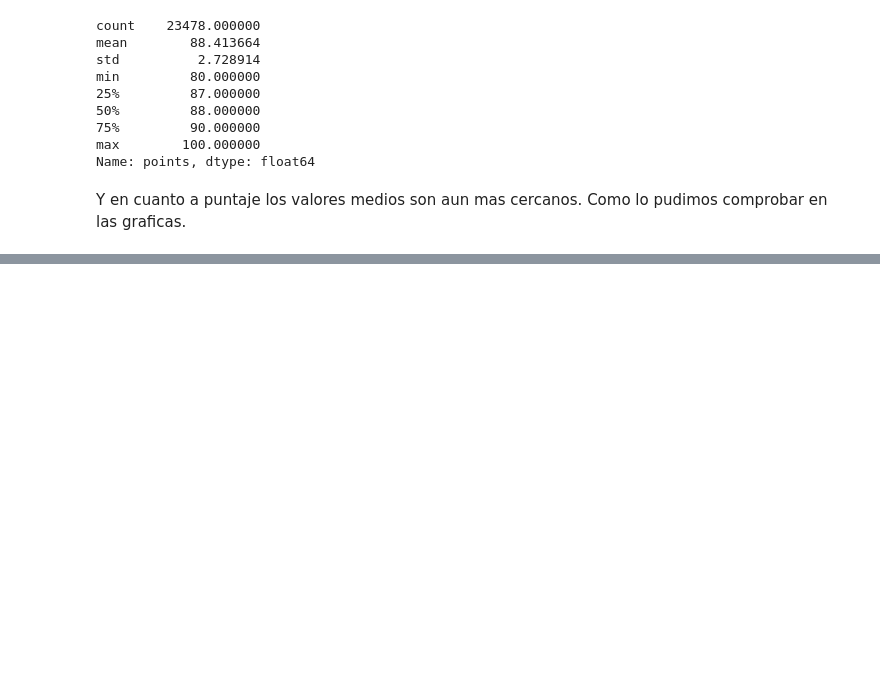
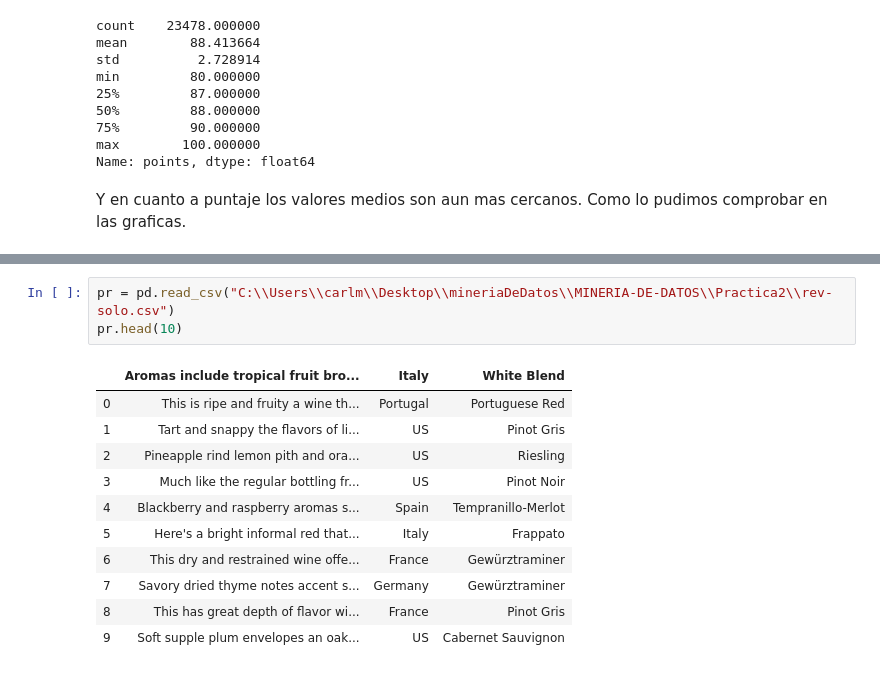
Before and after one commit to carlmuva/MINERIA-DE-DATOS, a Jupyter notebook: Practica2/Practica2.ipynb, the cells around one changed output, grey strips where cells are left out. Drawn from its saved outputs; the diff is of its cells as text; blank space fills up the shorter version.

```diff
--- a/Practica2/Practica2.ipynb
+++ b/Practica2/Practica2.ipynb
@@ -281,0 +318,15 @@ Y en cuanto a puntaje los valores medios son aun mas cercanos. Como lo pudimos c
+# %%
+pr = pd.read_csv("C:\\Users\\carlm\\Desktop\\mineriaDeDatos\\MINERIA-DE-DATOS\\Practica2\\rev-solo.csv")
+pr.head(10)
+# %% [output]
+|  | Aromas include tropical fruit bro... | Italy | White Blend |
+| 0 | This is ripe and fruity a wine th... | Portugal | Portuguese Red |
+| 1 | Tart and snappy the flavors of li... | US | Pinot Gris |
+| 2 | Pineapple rind lemon pith and ora... | US | Riesling |
+| 3 | Much like the regular bottling fr... | US | Pinot Noir |
+| 4 | Blackberry and raspberry aromas s... | Spain | Tempranillo-Merlot |
+| 5 | Here's a bright informal red that... | Italy | Frappato |
+| 6 | This dry and restrained wine offe... | France | Gewürztraminer |
+| 7 | Savory dried thyme notes accent s... | Germany | Gewürztraminer |
+| 8 | This has great depth of flavor wi... | France | Pinot Gris |
+| 9 | Soft supple plum envelopes an oak... | US | Cabernet Sauvignon |
```
Also changed, not shown: parts of 3 cells of this notebook.
